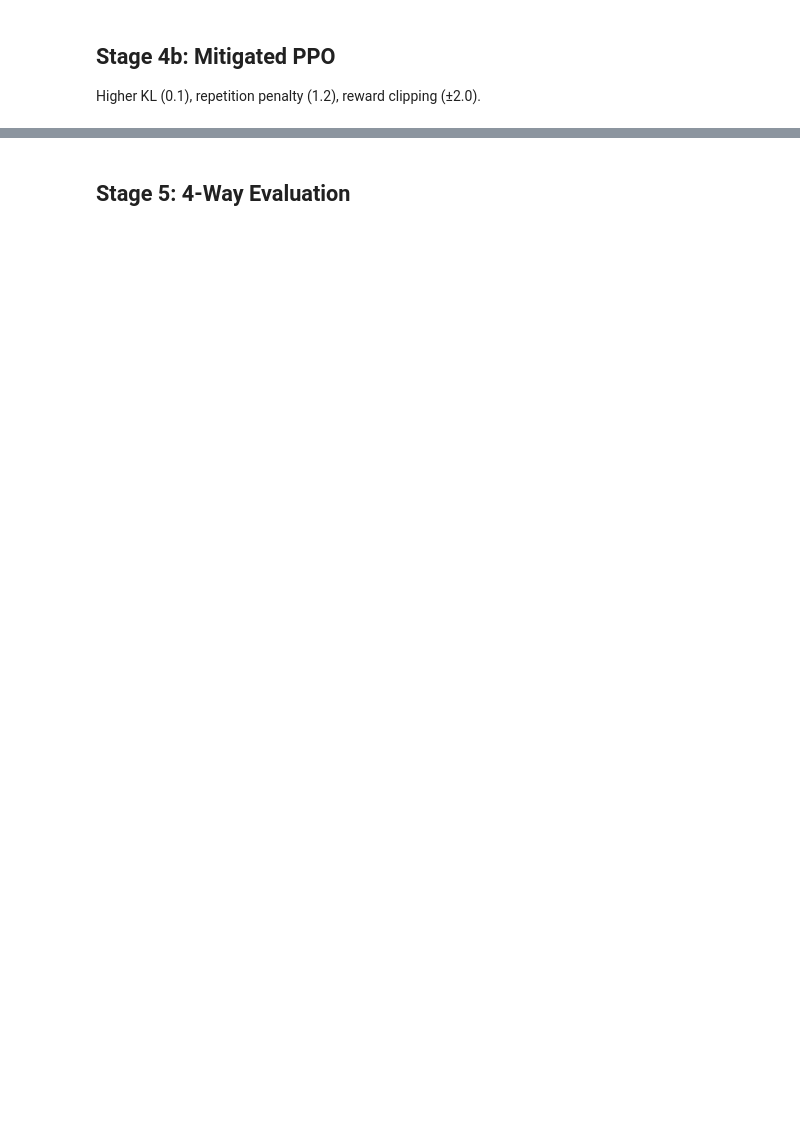
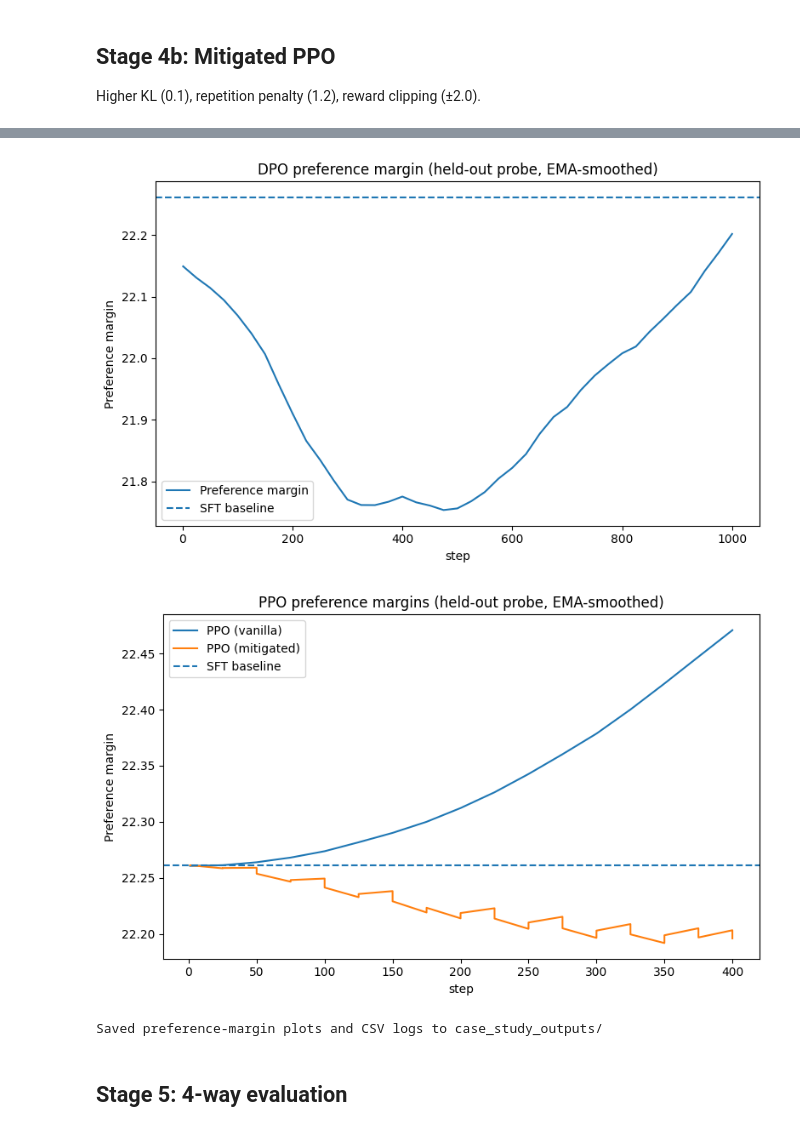
Before and after one commit to rl-textbook/reinforcement-learning, a Jupyter notebook: notebooks/chapter5_alignment_rlhf.ipynb, the cells around one changed output, grey strips where cells are left out. Cells and saved outputs as stored; diff of their text form; code cells hidden in the pictures; blank space fills up the shorter version.

```diff
--- a/notebooks/chapter5_alignment_rlhf.ipynb
+++ b/notebooks/chapter5_alignment_rlhf.ipynb
@@ -425,11 +946,21 @@ sft_trainer = SFTTrainer(base_model, lr=cfg.sft_lr)
 print("=== SFT ===")
 sft_it = iter(sft_loader)
 for step in range(cfg.sft_steps):
-    try: batch = next(sft_it)
-    except StopIteration: sft_it = iter(sft_loader); batch = next(sft_it)
+    try:
+        batch = next(sft_it)
+    except StopIteration:
+        sft_it = iter(sft_loader)
+        batch = next(sft_it)
+
     loss = sft_trainer.train_step(batch)
-    if (step+1) % 100 == 0: print(f"  Step {step+1}/{cfg.sft_steps} | loss={loss:.4f}")
+    if (step + 1) % 100 == 0 or step == 0:
+        print(f"  Step {step + 1}/{cfg.sft_steps} | loss={loss:.4f}")
+
 sft_model = base_model
-del sft_trainer; torch.cuda.empty_cache()
-print("SFT done.")
+sft_pref_margin = preference_margin(sft_model, pref_probe)
+record_metric("SFT", cfg.sft_steps, loss=loss, preference_margin=sft_pref_margin)
+
+del sft_trainer
+torch.cuda.empty_cache()
+print(f"SFT done. Held-out preference margin={sft_pref_margin:.4f}")
 # %% [output]
@@ -698,2 +1195,35 @@ Saved training metrics to case_study_outputs/train_metrics_*.csv
+# %%
+import os
+os.makedirs("case_study_outputs", exist_ok=True)
+
+dpo_df = logs_to_df("DPO")
+ppo_v_df = logs_to_df("PPO (vanilla)")
+ppo_m_df = logs_to_df("PPO (mitigated)")
+
+plot_margin_curve(
+    dpo_df,
+    title="DPO preference margin (held-out probe, EMA-smoothed)",
+    baseline=sft_pref_margin,
+    save_path="case_study_outputs/dpo_preference_margin.png",
+)
+
+plot_multi_margin(
+    {
+        "PPO (vanilla)": ppo_v_df,
+        "PPO (mitigated)": ppo_m_df,
+    },
+    title="PPO preference margins (held-out probe, EMA-smoothed)",
+    baseline=sft_pref_margin,
+    save_path="case_study_outputs/ppo_preference_margins.png",
+)
+
+dpo_df.to_csv("case_study_outputs/dpo_preference_margin.csv", index=False)
+ppo_v_df.to_csv("case_study_outputs/ppo_vanilla_preference_margin.csv", index=False)
+ppo_m_df.to_csv("case_study_outputs/ppo_mitigated_preference_margin.csv", index=False)
+print("Saved preference-margin plots and CSV logs to case_study_outputs/")
+# %% [output]
+[figure, added]
+[figure, added]
+Saved preference-margin plots and CSV logs to case_study_outputs/
 # %% [markdown]
-## Stage 5: 4-Way Evaluation
+## Stage 5: 4-way evaluation
```
Also changed, not shown: parts of 37 cells of this notebook.
